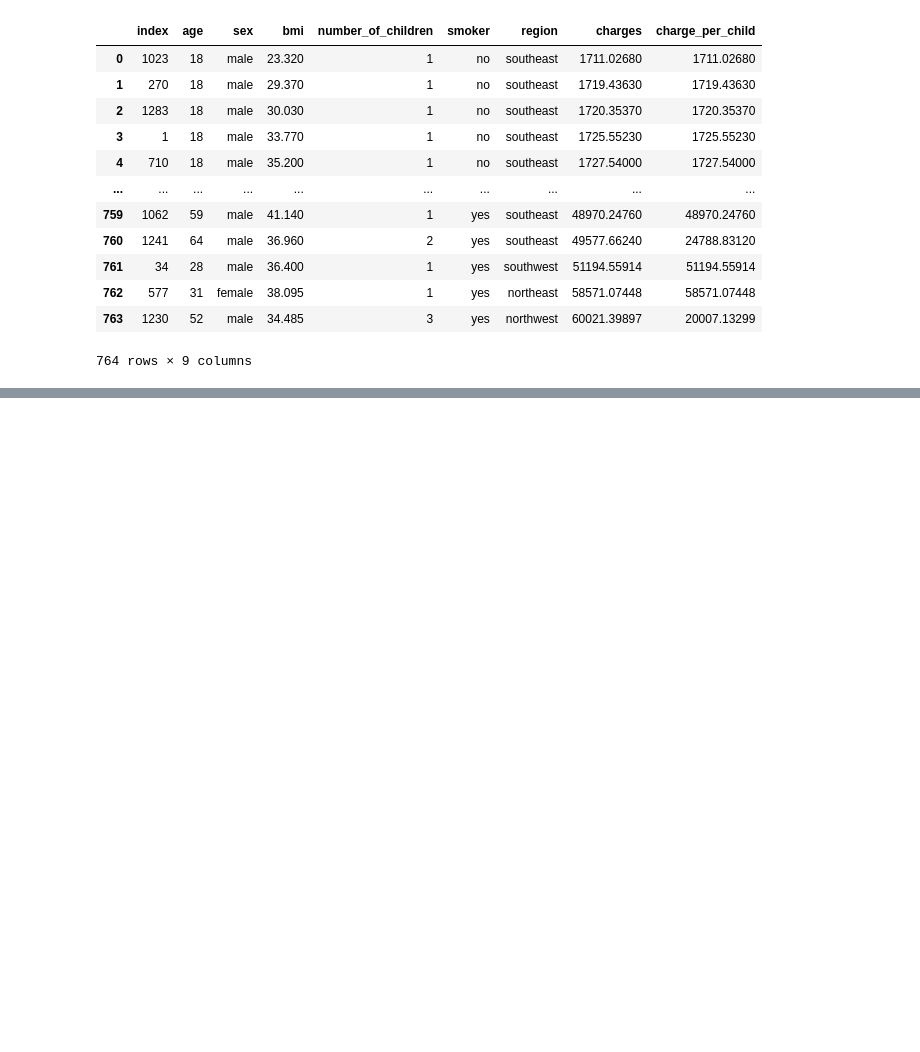
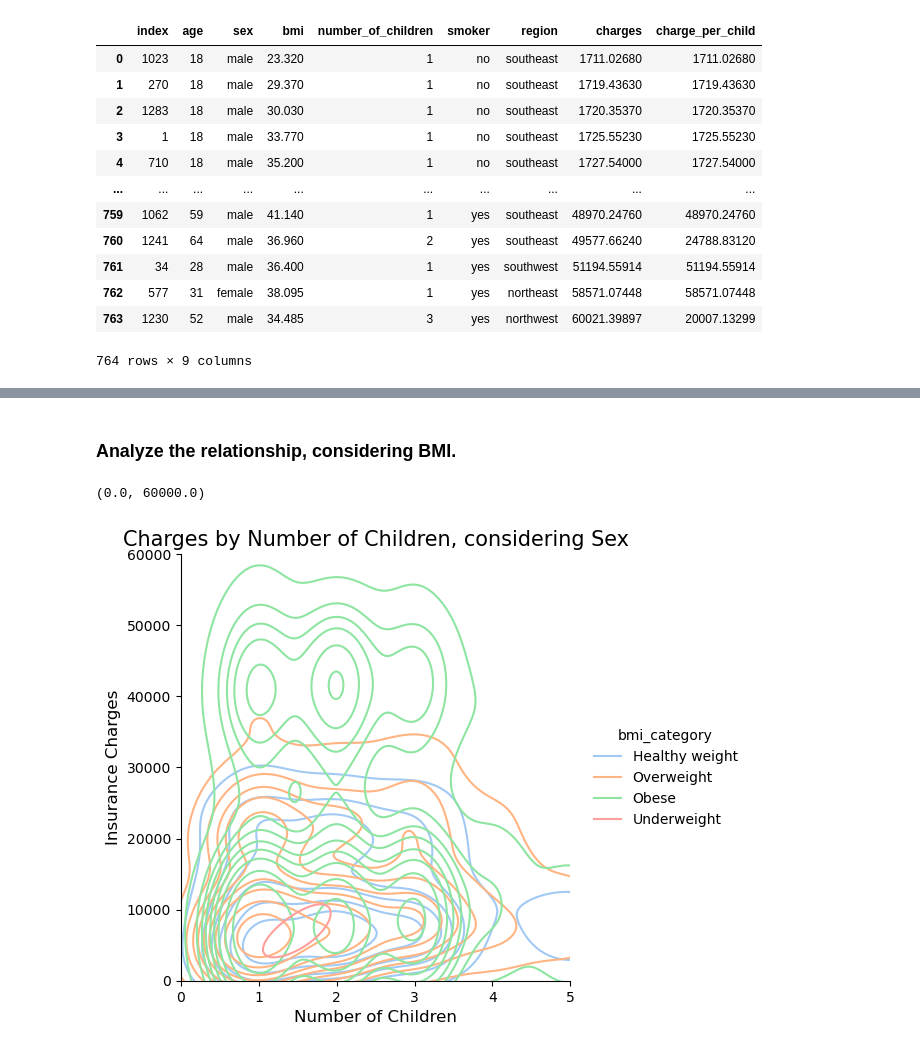
Before and after one commit to ubco-W2022T2-data301/project-group-group25, a Jupyter notebook: analysis/analysis3.ipynb, the cells around one changed output, grey strips where cells are left out. Drawn from its saved outputs; the diff is of its cells as text; code cells hidden in the pictures; blank space fills up the shorter version.

```diff
--- a/analysis/analysis3.ipynb
+++ b/analysis/analysis3.ipynb
@@ -274,0 +352,31 @@ else:
+# %% [markdown]
+### Analyze the relationship, considering BMI.
+# %%
+# To group BMI values as categories
+def bmi_category(bmi):
+    if bmi < 18.5:
+        return 'Underweight'
+    elif 18.5 <= bmi < 25:
+        return 'Healthy weight'
+    elif 25 <= bmi < 30:
+        return 'Overweight'
+    else:
+        return 'Obese'
+analysis_df['bmi_category']=analysis_df['bmi'].apply(bmi_category)
+
+#To create the graph
+lineplot=sns.displot(
+    data=analysis_df,
+    x='number_of_children',
+    y='charges',
+    hue='bmi_category',
+    kind='kde'
+)
+plt.title('Charges by Number of Children, considering Sex',fontsize=15)
+plt.xlabel('Number of Children',fontsize=12)
+plt.ylabel('Insurance Charges',fontsize=12)
+plt.xlim(0,5)
+plt.ylim(0,60000)
+# %% [output]
+(0.0, 60000.0)
+[figure, added]
```
Also changed, not shown: parts of 28 cells of this notebook, 2 other files.
